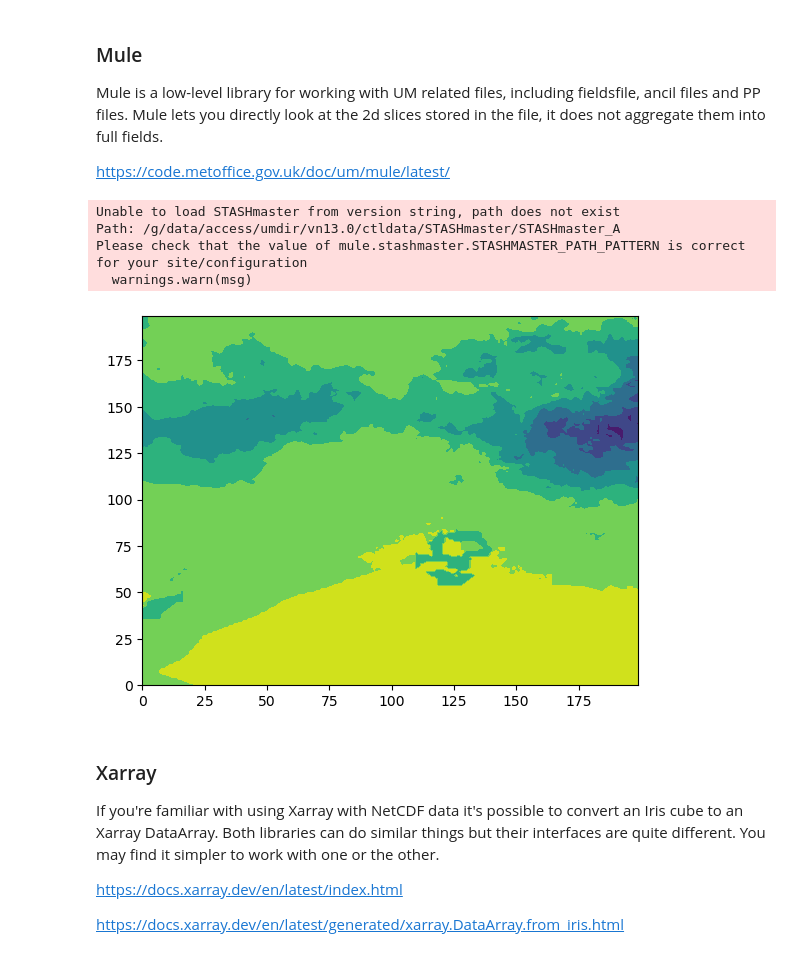
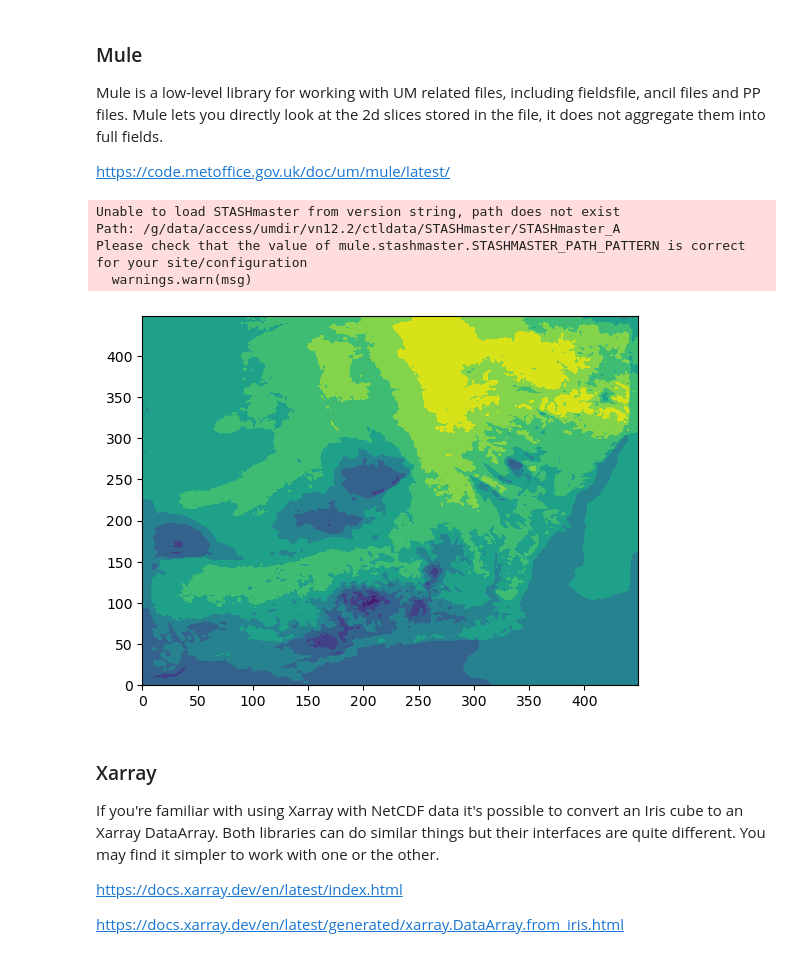
Before and after one commit to ScottWales/aus2200-training, a Jupyter notebook: outputs.ipynb, the cells around one changed output. Drawn from its saved outputs; the diff is of its cells as text; code cells hidden in the pictures.

Commit message:
Update output with run data

```diff
--- a/outputs.ipynb
+++ b/outputs.ipynb
@@ -50,24 +50,24 @@ https://code.metoffice.gov.uk/doc/um/mule/latest/
 # %%
 import os
 import mule
 
 os.environ['UMDIR'] = '/g/data/access/umdir'
-mf = mule.load_umfile(os.path.expanduser('~/cylc-run/u-by395/share/cycle/20200705T0000Z/RMED-test/MEL/RA2M/um/umnsaa_pvera000'))
+mf = mule.load_umfile(os.path.expanduser('~/cylc-run/u-cy369/share/cycle/20200120T0000Z/aus2200/d0198/RA3/um/umnsaa_pvera000'))
 
 for f in mf.fields:
     if f.lbuser4 == 3236: # Stash code for 1.5m temperature
         data = f.get_data() # 2d lat-lon slice of the data
         # See UMDP F03 for the list of field attributes
         break
 
 # Mule just returns a numpy array, there is no metadata
 plt.contourf(data);
 # %% [output]
 Unable to load STASHmaster from version string, path does not exist
-Path: /g/data/access/umdir/vn13.0/ctldata/STASHmaster/STASHmaster_A
+Path: /g/data/access/umdir/vn12.2/ctldata/STASHmaster/STASHmaster_A
 Please check that the value of mule.stashmaster.STASHMASTER_PATH_PATTERN is correct for your site/configuration
   warnings.warn(msg)
-[figure, old version]
+[figure, new version]
 # %% [markdown]
 ### Xarray
 
```
Also changed, not shown: parts of 4 cells of this notebook.
